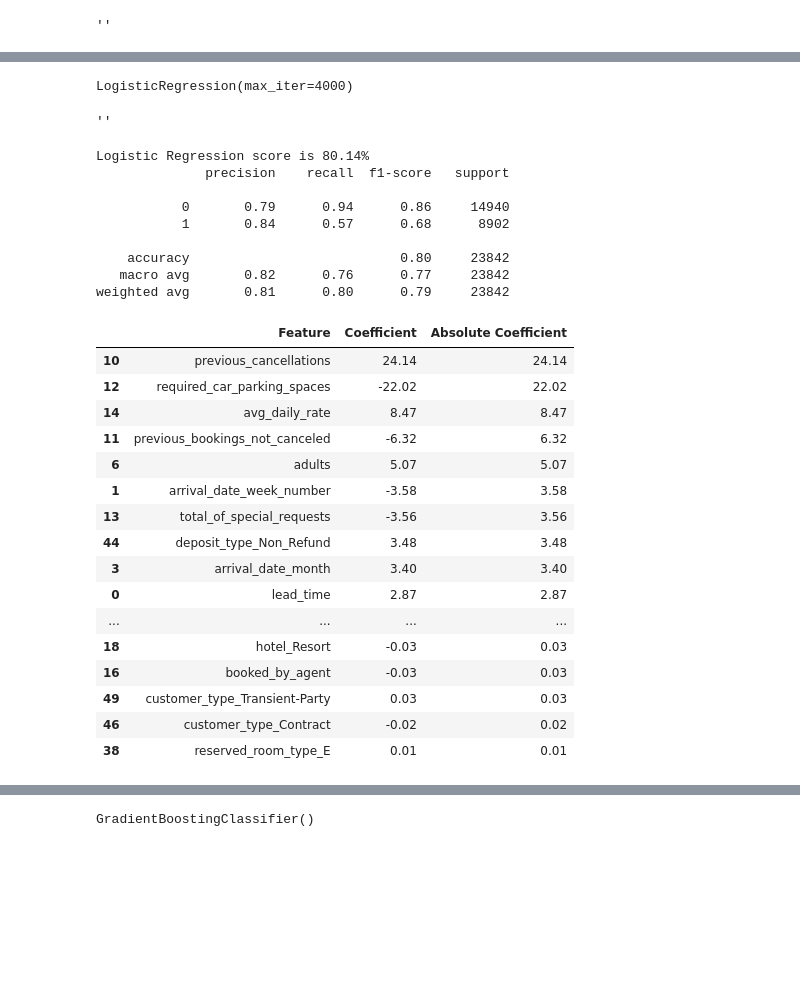
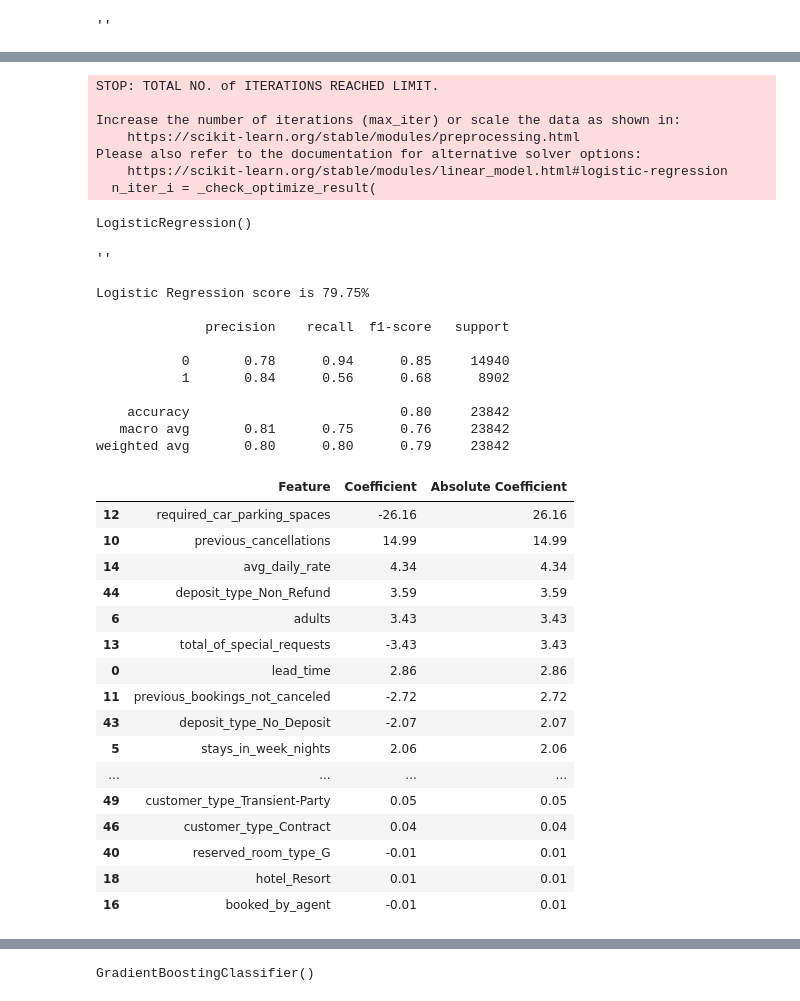
Before and after one commit to millenko/machine_learning_project, a Jupyter notebook: notebooks/notebook_05_machine_learning_02_scaling.ipynb, the cells around one changed output, grey strips where cells are left out. Saved outputs shown, nothing was run; the diff lists cells and outputs as text; code cells hidden in the pictures; blank space fills up the shorter version.

```diff
--- a/notebooks/notebook_05_machine_learning_02_scaling.ipynb
+++ b/notebooks/notebook_05_machine_learning_02_scaling.ipynb
@@ -119,47 +108,66 @@ weighted avg       0.82      0.82      0.81     23842
 # %%
-lr = LogisticRegression(max_iter=4000)
+"""
+LogisticRegression = 79.75
+
+- top 5 features by absolute coefficient
+  - required_car_parking_spaces 26.16
+  - previous_cancellations 14.99
+  - avg_daily_rate 4.34
+  - deposit_type_Non_Refund 3.59
+  - adults 3.43
+"""
+
+lr = LogisticRegression()
 display(lr.fit(X_train_scaled, y_train), "")
 
 accuracy = lr.score(X_test_scaled, y_test) * 100
 print(f"Logistic Regression score is {accuracy:.2f}% \n")
 
 pred = lr.predict(X_test_scaled)
 print(classification_report(y_pred=pred, y_true=y_test), "\n")
 
 # individual coefficients
 coefficients = lr.coef_[0]
 feature_names = X_train.columns
 coefficients_df = pd.DataFrame({"Feature": feature_names, "Coefficient": coefficients})
 coefficients_df["Absolute Coefficient"] = abs(coefficients_df["Coefficient"])
 coefficients_df[["Coefficient", "Absolute Coefficient"]] = coefficients_df[["Coefficient", "Absolute Coefficient"]].round(2)
 coefficients_df = coefficients_df.sort_values(by="Absolute Coefficient", ascending=False)
 display(coefficients_df)
 # %% [output]
-LogisticRegression(max_iter=4000)
+STOP: TOTAL NO. of ITERATIONS REACHED LIMIT.
+
+Increase the number of iterations (max_iter) or scale the data as shown in:
+    https://scikit-learn.org/stable/modules/preprocessing.html
+Please also refer to the documentation for alternative solver options:
+    https://scikit-learn.org/stable/modules/linear_model.html#logistic-regression
+  n_iter_i = _check_optimize_result(
-''
+LogisticRegression()
-Logistic Regression score is 80.14%
-              precision    recall  f1-score   support
-
-           0       0.79      0.94      0.86     14940
-           1       0.84      0.57      0.68      8902
-
-    accuracy                           0.80     23842
-   macro avg       0.82      0.76      0.77     23842
-weighted avg       0.81      0.80      0.79     23842
+''
+Logistic Regression score is 79.75%
+
+              precision    recall  f1-score   support
+
+           0       0.78      0.94      0.85     14940
+           1       0.84      0.56      0.68      8902
+
+    accuracy                           0.80     23842
+   macro avg       0.81      0.75      0.76     23842
+weighted avg       0.80      0.80      0.79     23842
 |  | Feature | Coefficient | Absolute Coefficient |
-| 10 | previous_cancellations | 24.14 | 24.14 |
-| 12 | required_car_parking_spaces | -22.02 | 22.02 |
-| 14 | avg_daily_rate | 8.47 | 8.47 |
-| 11 | previous_bookings_not_canceled | -6.32 | 6.32 |
-| 6 | adults | 5.07 | 5.07 |
-| 1 | arrival_date_week_number | -3.58 | 3.58 |
-| 13 | total_of_special_requests | -3.56 | 3.56 |
-| 44 | deposit_type_Non_Refund | 3.48 | 3.48 |
-| 3 | arrival_date_month | 3.40 | 3.40 |
-| 0 | lead_time | 2.87 | 2.87 |
+| 12 | required_car_parking_spaces | -26.16 | 26.16 |
+| 10 | previous_cancellations | 14.99 | 14.99 |
+| 14 | avg_daily_rate | 4.34 | 4.34 |
+| 44 | deposit_type_Non_Refund | 3.59 | 3.59 |
+| 6 | adults | 3.43 | 3.43 |
+| 13 | total_of_special_requests | -3.43 | 3.43 |
+| 0 | lead_time | 2.86 | 2.86 |
+| 11 | previous_bookings_not_canceled | -2.72 | 2.72 |
+| 43 | deposit_type_No_Deposit | -2.07 | 2.07 |
+| 5 | stays_in_week_nights | 2.06 | 2.06 |
 | ... | ... | ... | ... |
-| 18 | hotel_Resort | -0.03 | 0.03 |
-| 16 | booked_by_agent | -0.03 | 0.03 |
-| 49 | customer_type_Transient-Party | 0.03 | 0.03 |
-| 46 | customer_type_Contract | -0.02 | 0.02 |
-| 38 | reserved_room_type_E | 0.01 | 0.01 |
+| 49 | customer_type_Transient-Party | 0.05 | 0.05 |
+| 46 | customer_type_Contract | 0.04 | 0.04 |
+| 40 | reserved_room_type_G | -0.01 | 0.01 |
+| 18 | hotel_Resort | 0.01 | 0.01 |
+| 16 | booked_by_agent | -0.01 | 0.01 |
```
Also changed, not shown: parts of 24 cells of this notebook, 2 other files.
